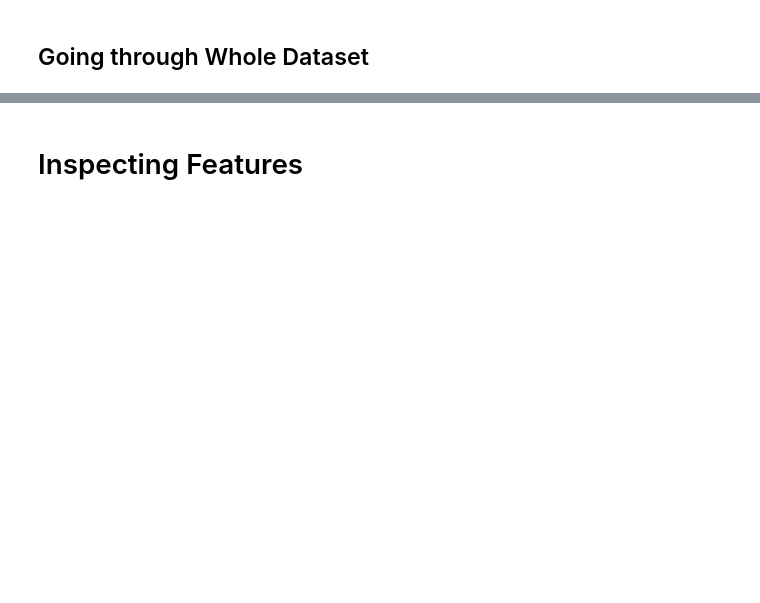
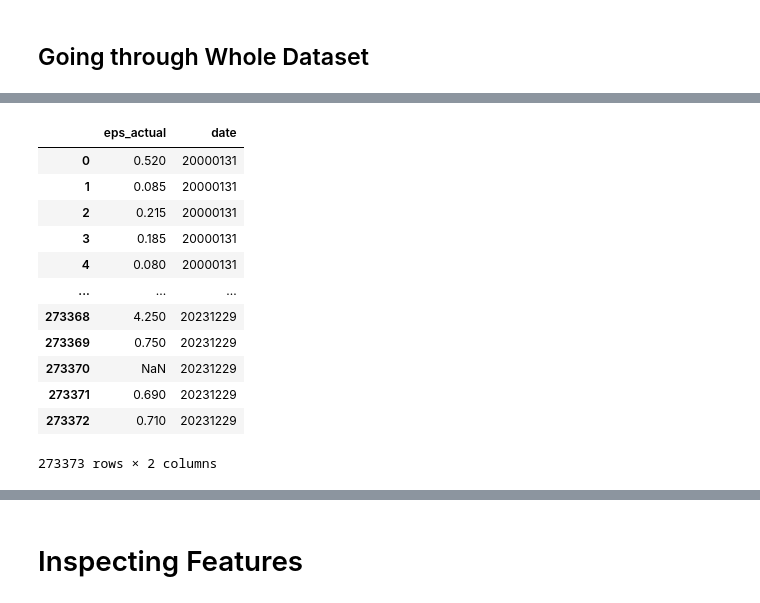
Before and after one commit to theAayushbajaj/mcgill_fiam, a Jupyter notebook: notebooks/00_inspect_dataset.ipynb, the cells around one changed output, grey strips where cells are left out. Cells and saved outputs as stored; diff of their text form; code cells hidden in the pictures; blank space fills up the shorter version.

```diff
--- a/notebooks/00_inspect_dataset.ipynb
+++ b/notebooks/00_inspect_dataset.ipynb
@@ -11,2 +25,18 @@ data
+# %%
+data[['eps_actual', 'date']]
+# %% [output]
+|  | eps_actual | date |
+| 0 | 0.520 | 20000131 |
+| 1 | 0.085 | 20000131 |
+| 2 | 0.215 | 20000131 |
+| 3 | 0.185 | 20000131 |
+| 4 | 0.080 | 20000131 |
+| ... | ... | ... |
+| 273368 | 4.250 | 20231229 |
+| 273369 | 0.750 | 20231229 |
+| 273370 | NaN | 20231229 |
+| 273371 | 0.690 | 20231229 |
+| 273372 | 0.710 | 20231229 |
+273373 rows × 2 columns
 # %%
 data.columns.tolist()
```
Also changed, not shown: parts of 5 cells of this notebook, 3 other files.
